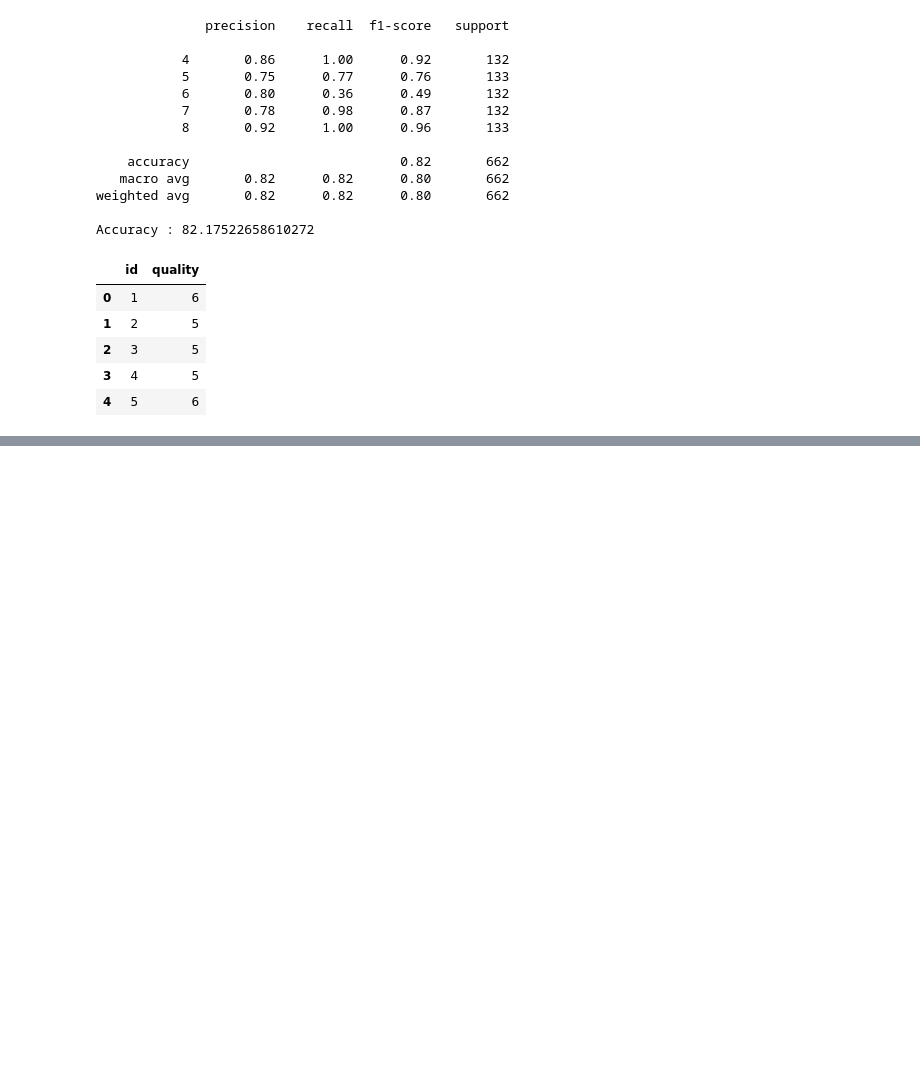
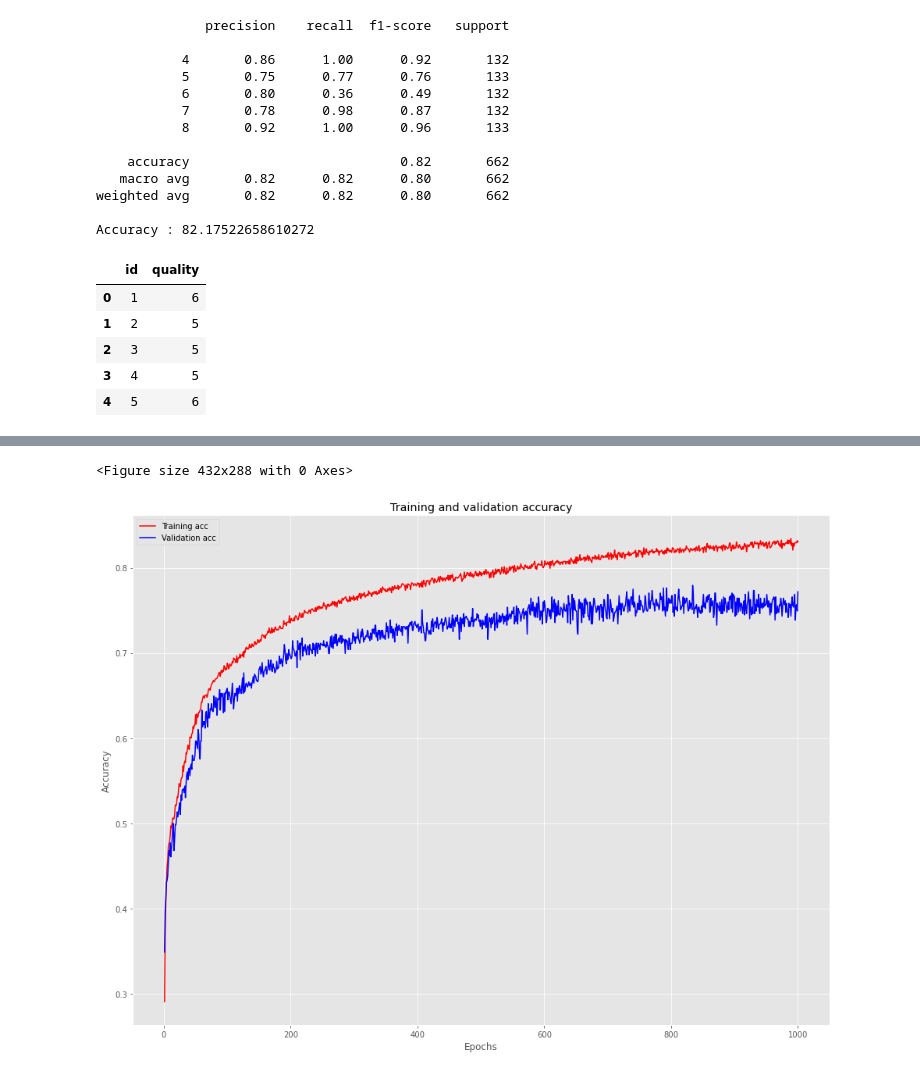
Before and after one commit to Jeong-Beom/TIL, a Jupyter notebook: Self-Study/복습 및 자습/DACON/와인 품질 분류 경진대회(Basic)/Model(이상치제거).ipynb, the cells around one changed output, grey strips where cells are left out. Saved outputs shown, nothing was run; the diff lists cells and outputs as text; code cells hidden in the pictures; blank space fills up the shorter version.

```diff
--- a/Self-Study/복습 및 자습/DACON/와인 품질 분류 경진대회(Basic)/Model(DeepLearning&KNN).ipynb
+++ b/Self-Study/복습 및 자습/DACON/와인 품질 분류 경진대회(Basic)/Model(이상치제거).ipynb
@@ -327,0 +393,16 @@ pd.read_csv(PATH + 'sample_submission(KNN03).csv').head()
+# %%
+plt.clf()
+acc = history_dict['categorical_accuracy']
+val_acc = history_dict['val_categorical_accuracy']
+
+plt.figure(figsize = (16, 12))
+plt.plot(epochs, acc, 'r', label = 'Training acc')
+plt.plot(epochs, val_acc, 'b', label = 'Validation acc')
+plt.title('Training and validation accuracy')
+plt.xlabel('Epochs')
+plt.ylabel('Accuracy')
+plt.legend()
+plt.show()
+# %% [output]
+<Figure size 432x288 with 0 Axes>
+[figure, added]
```
Also changed, not shown: parts of 18 cells of this notebook.
